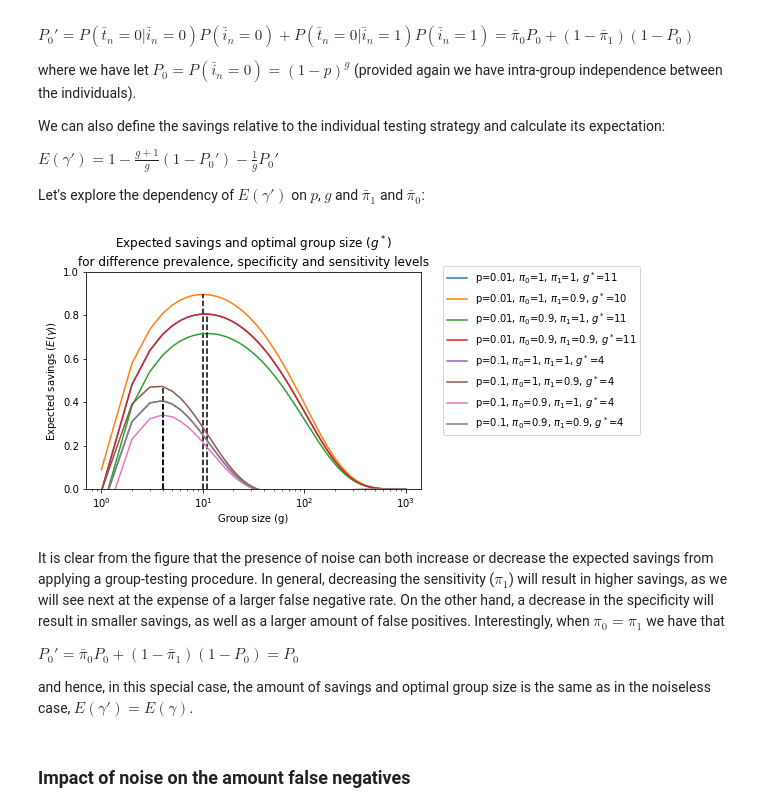
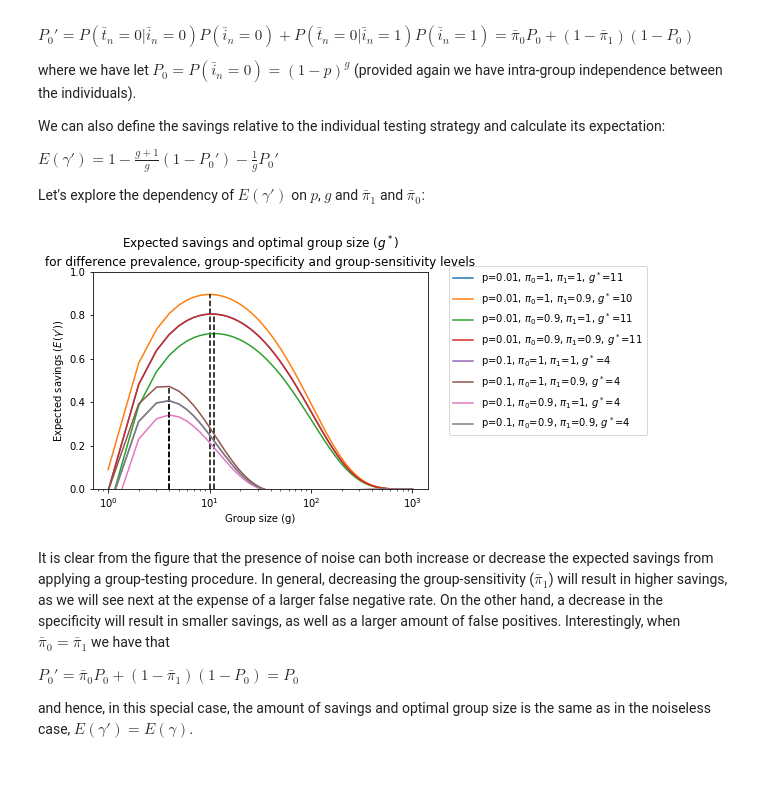
Before and after one commit to atibaup/group-testing, a Jupyter notebook: notebooks/1_group_testing_with_uncertainty-v2.ipynb, the cells around one changed output. Drawn from its saved outputs; the diff is of its cells as text; code cells hidden in the pictures; blank space fills up the shorter version.

```diff
--- a/notebooks/1_group_testing_with_uncertainty-v2.ipynb
+++ b/notebooks/1_group_testing_with_uncertainty-v2.ipynb
@@ -237,41 +237,39 @@ Let's explore the dependency of $E\left(\gamma'\right)$ on $p$, $g$ and $\bar{\p
 from matplotlib import pyplot as plt
 import numpy as np
 
 def expected_savings(p, group_size, pi_0, pi_1):
     p_i_0 = np.power(1 - p, group_size)
     p_z = pi_0*p_i_0 + (1-pi_1)*p_i_0
     p_nz = 1 - p_z
     savings = 1 - (group_size+1)/group_size * p_nz - 1/group_size*p_z
     return savings
 
 p_choices = [1e-2, 1e-1]
 pi_0_choices = [1.0, 0.9]
 pi_1_choices = [1.0, 0.9]
 g_values = np.arange(1, 1000, step=1)
 
 for p in p_choices:
     for pi_0 in pi_0_choices:
         for pi_1 in pi_1_choices:
             savings = np.array([expected_savings(p, g, pi_0, pi_1) for g in g_values])
             opt_g = np.argmax(savings)
             plt.semilogx(
                 g_values, savings,
                 label=f'p={p:.2g}, $\pi_0$={pi_0:.2g}, $\pi_1$={pi_1:.2g}, $g^*$={g_values[opt_g]}')
         plt.semilogx([g_values[opt_g], g_values[opt_g]], [0, savings[opt_g]], '--k')
 
 plt.xlabel('Group size (g)')
-plt.ylabel('Expected savings ($E(\gamma)$)')
+plt.ylabel('Expected savings ($E(\gamma\')$)')
 plt.ylim([0, 1])
 plt.legend(bbox_to_anchor=(1.05, 1.05))
-plt.title('Expected savings and optimal group size ($g^*$)\nfor difference prevalence, specificity and sensitivity levels')
+plt.title('Expected savings and optimal group size ($g^*$)\nfor difference prevalence, group-specificity and group-sensitivity levels')
 plt.show()
 # %% [output]
-[figure, old version]
+[figure, new version]
 # %% [markdown]
-It is clear from the figure that the presence of noise can both increase or decrease the expected savings from applying a group-testing procedure. In general, decreasing the sensitivity ($\pi_1$) will result in higher savings, as we will see next at the expense of a larger false negative rate. On the other hand, a decrease in the specificity will result in smaller savings, as well as a larger amount of false positives. Interestingly, when $\pi_0=\pi_1$ we have that
+It is clear from the figure that the presence of noise can both increase or decrease the expected savings from applying a group-testing procedure. In general, decreasing the group-sensitivity ($\bar{\pi}_1$) will result in higher savings, as we will see next at the expense of a larger false negative rate. On the other hand, a decrease in the specificity will result in smaller savings, as well as a larger amount of false positives. Interestingly, when $\bar{\pi}_0=\bar{\pi}_1$ we have that
 
 $P_0' = \bar{\pi}_0 P_0 + \left(1 - \bar{\pi}_1\right)\left(1 - P_0\right) = P_0$
 
 and hence, in this special case, the amount of savings and optimal group size is the same as in the noiseless case, $E\left(\gamma'\right)=E\left(\gamma\right)$.
-# %% [markdown]
-### Impact of noise on the amount false negatives
```
Also changed, not shown: parts of 8 cells of this notebook.
